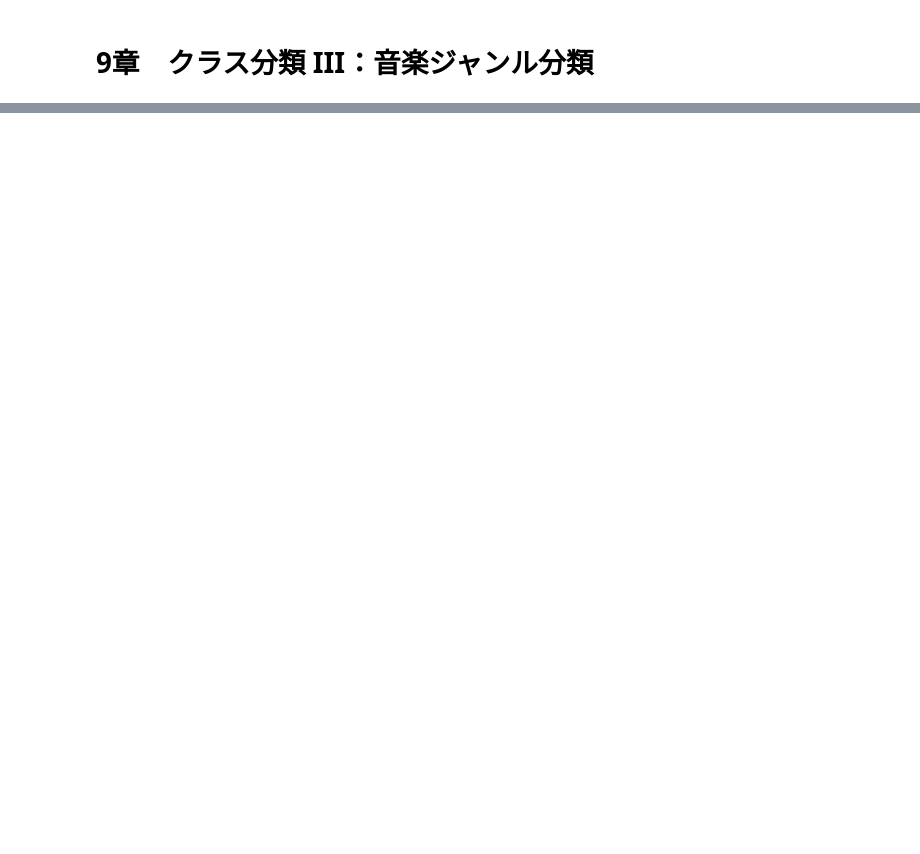
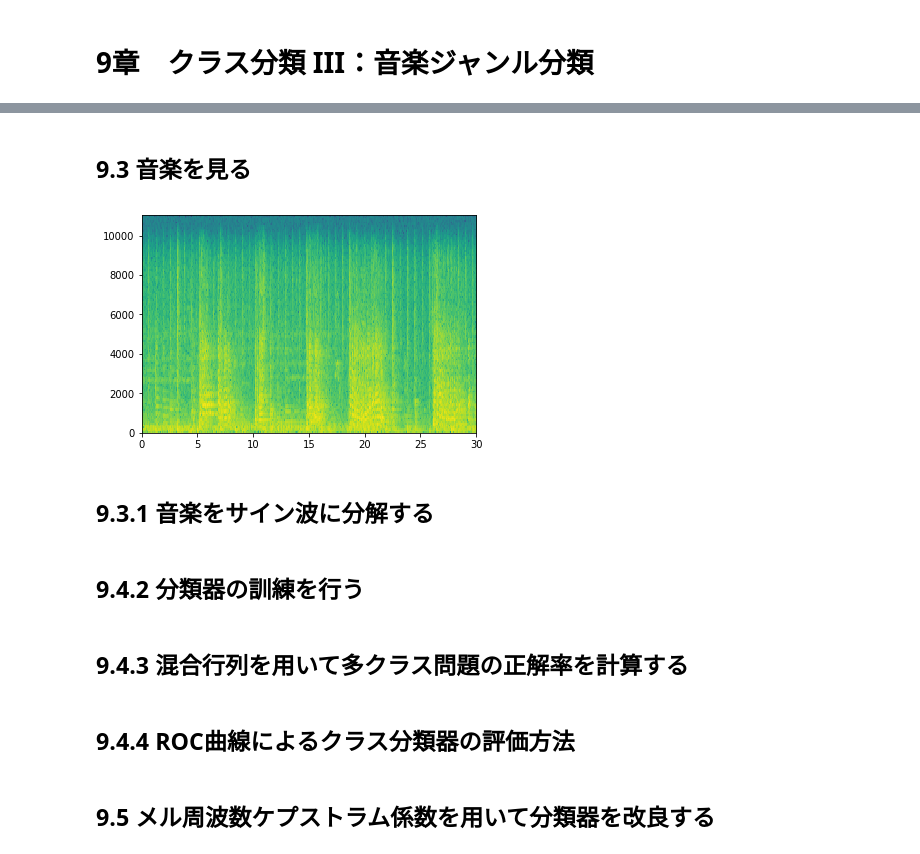
Before and after one commit to dandan611/BuildingMachineLearningSystemsWithPython, a Jupyter notebook: chapter_9/chapter_9.ipynb, the cells around one changed output, grey strips where cells are left out. Drawn from its saved outputs; the diff is of its cells as text; code cells hidden in the pictures; blank space fills up the shorter version.

Commit message:
read sound

```diff
--- a/chapter_9/chapter_9.ipynb
+++ b/chapter_9/chapter_9.ipynb
@@ -13,0 +11,21 @@ NameError: name '問いかけ' is not defined
+# %% [markdown]
+## 9.3 音楽を見る
+# %%
+import scipy.io.wavfile as wio
+import matplotlib.pyplot as plt
+
+rate, data = wio.read("./blues.00099.wav")
+pxx, freq, bins, t = plt.specgram(data,Fs  = rate)
+plt.show()
+# %% [output]
+[figure, added]
+# %% [markdown]
+## 9.3.1 音楽をサイン波に分解する
+# %% [markdown]
+## 9.4.2 分類器の訓練を行う
+# %% [markdown]
+## 9.4.3 混合行列を用いて多クラス問題の正解率を計算する
+# %% [markdown]
+## 9.4.4 ROC曲線によるクラス分類器の評価方法
+# %% [markdown]
+## 9.5 メル周波数ケプストラム係数を用いて分類器を改良する
```
Also changed, not shown: parts of 4 cells of this notebook.
